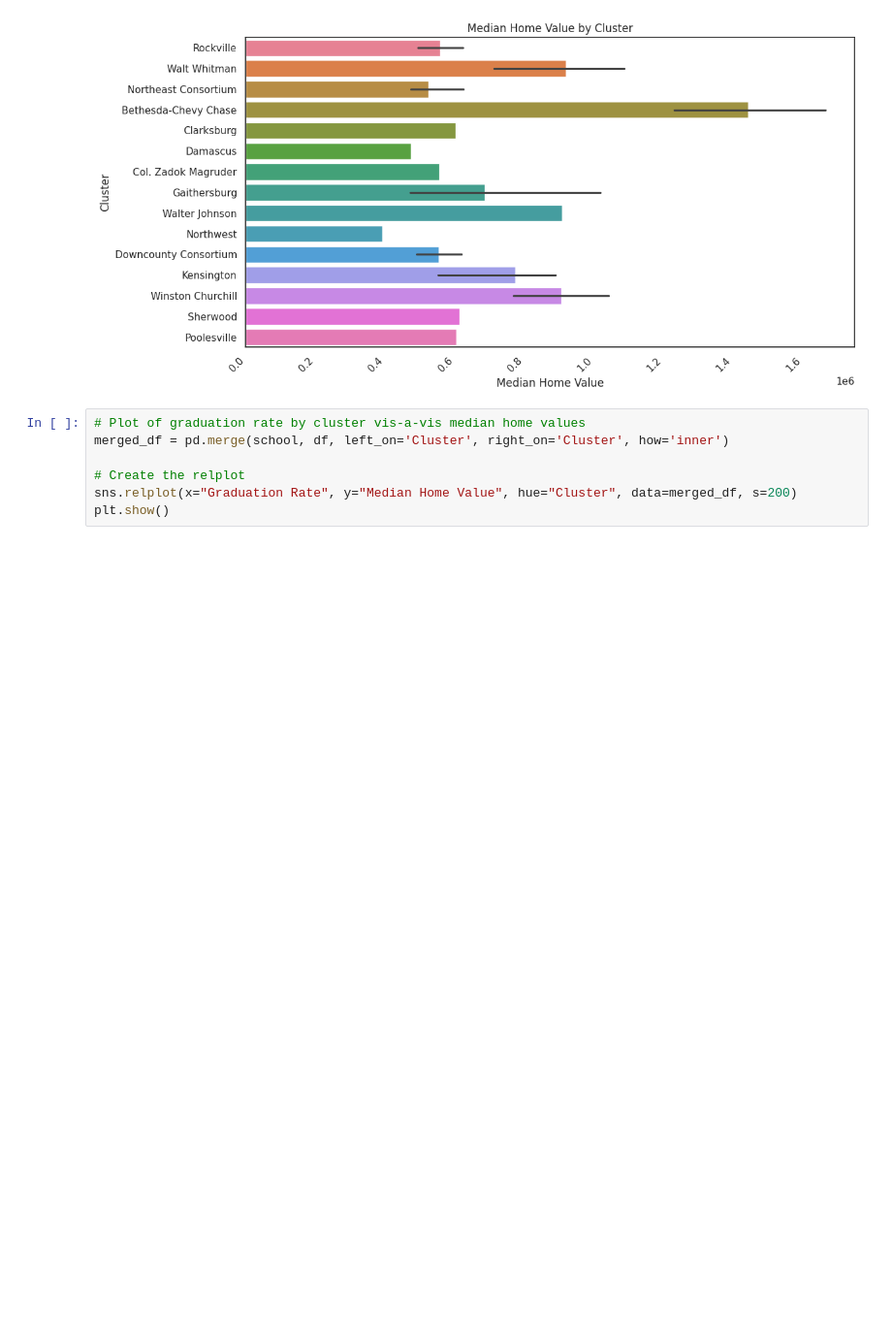
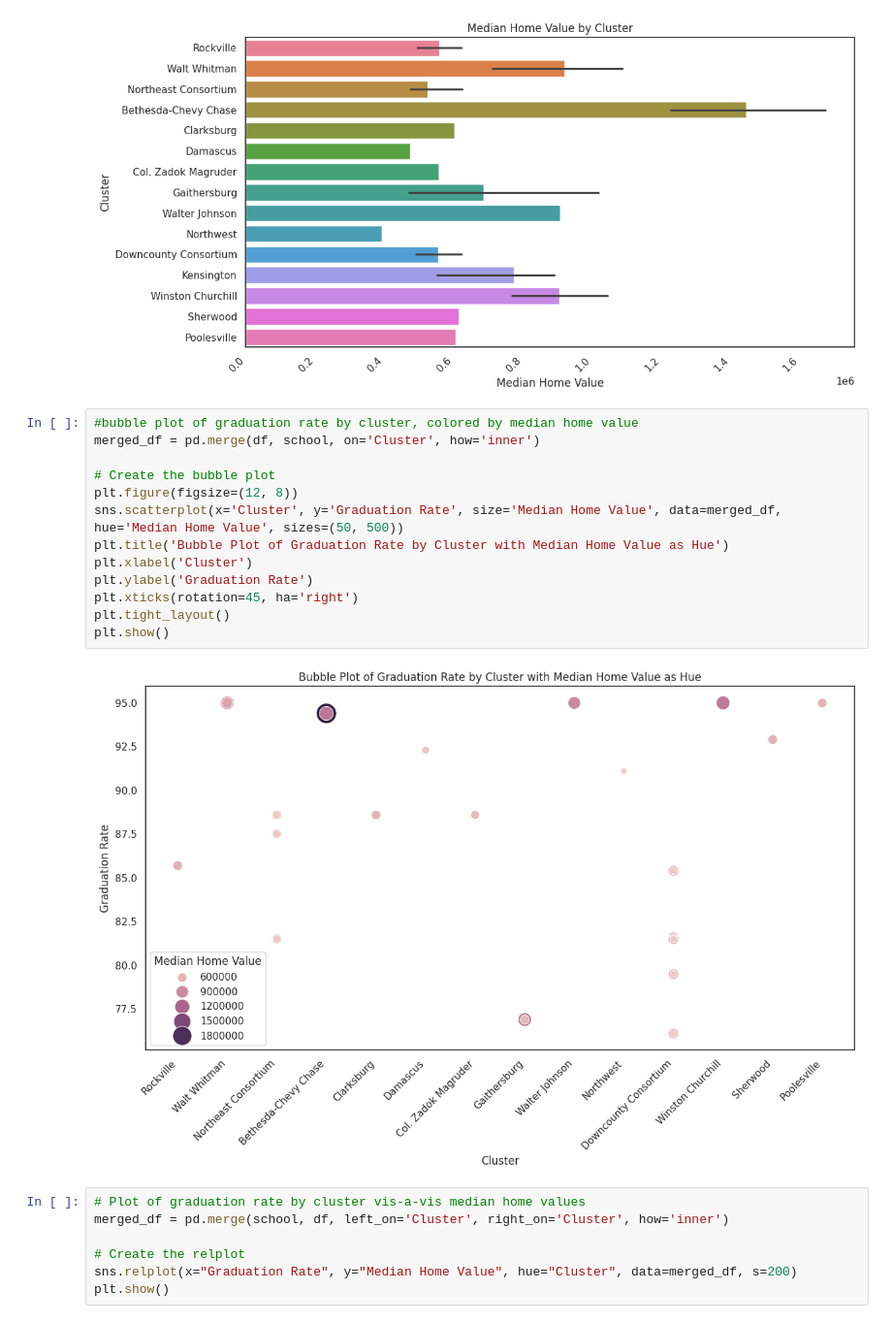
Before and after one commit to LilianeEff/Data205, a Jupyter notebook: CapstoneProject.ipynb, the cells around one changed output. Shown at 97% size. Saved outputs shown, nothing was run; the diff lists cells and outputs as text; blank space fills up the shorter version.

```diff
--- a/CapstoneProject.ipynb
+++ b/CapstoneProject.ipynb
@@ -547,6 +588,21 @@ plt.tight_layout()
 plt.show()
 # %% [output]
 [figure]
+# %%
+#bubble plot of graduation rate by cluster, colored by median home value
+merged_df = pd.merge(df, school, on='Cluster', how='inner')
+
+# Create the bubble plot
+plt.figure(figsize=(12, 8))
+sns.scatterplot(x='Cluster', y='Graduation Rate', size='Median Home Value', data=merged_df, hue='Median Home Value', sizes=(50, 500))
+plt.title('Bubble Plot of Graduation Rate by Cluster with Median Home Value as Hue')
+plt.xlabel('Cluster')
+plt.ylabel('Graduation Rate')
+plt.xticks(rotation=45, ha='right')
+plt.tight_layout()
+plt.show()
+# %% [output]
+[figure, added]
 # %%
 # Plot of graduation rate by cluster vis-a-vis median home values
 merged_df = pd.merge(school, df, left_on='Cluster', right_on='Cluster', how='inner')
```
Also changed, not shown: parts of 30 cells of this notebook.
